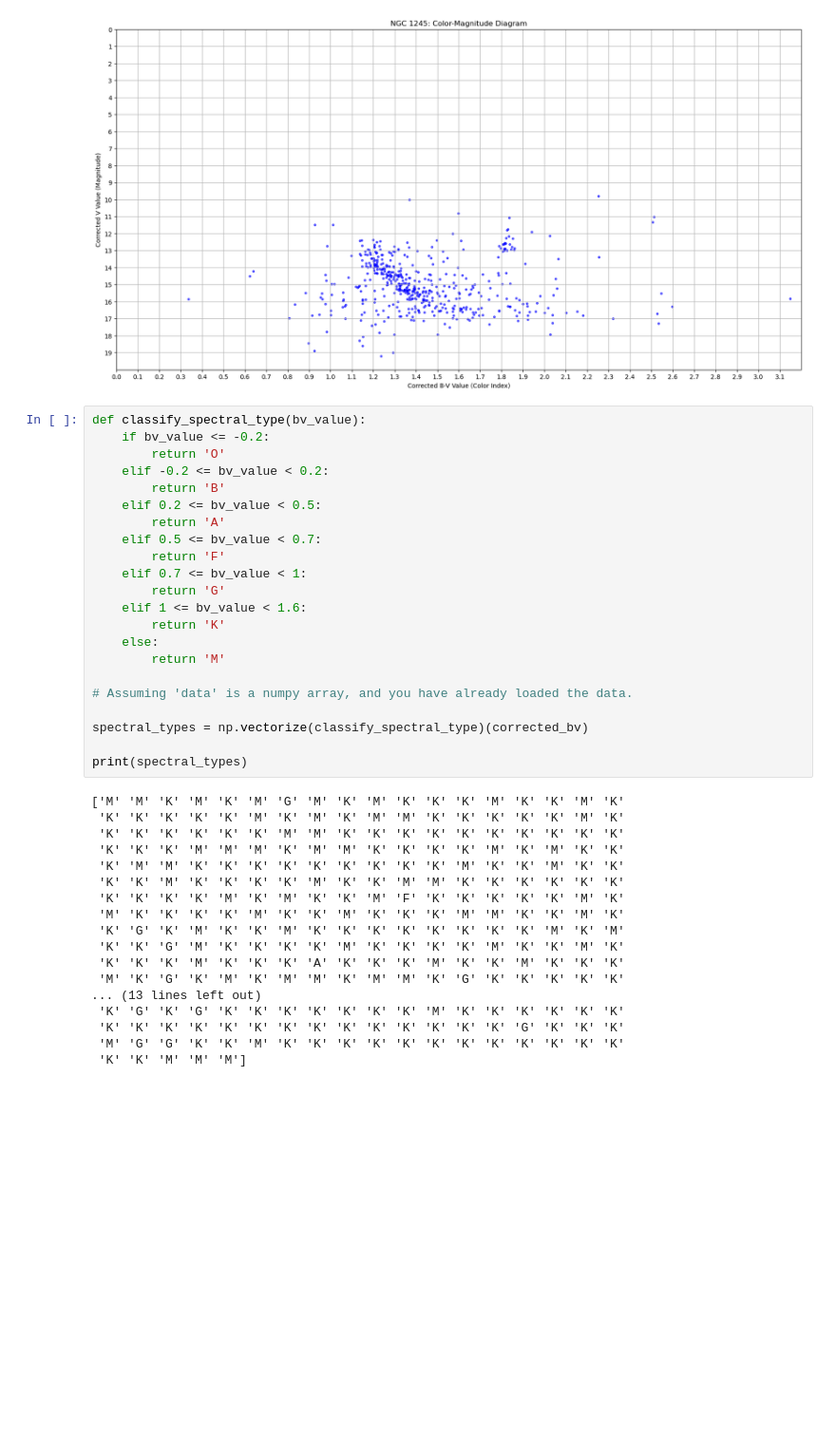
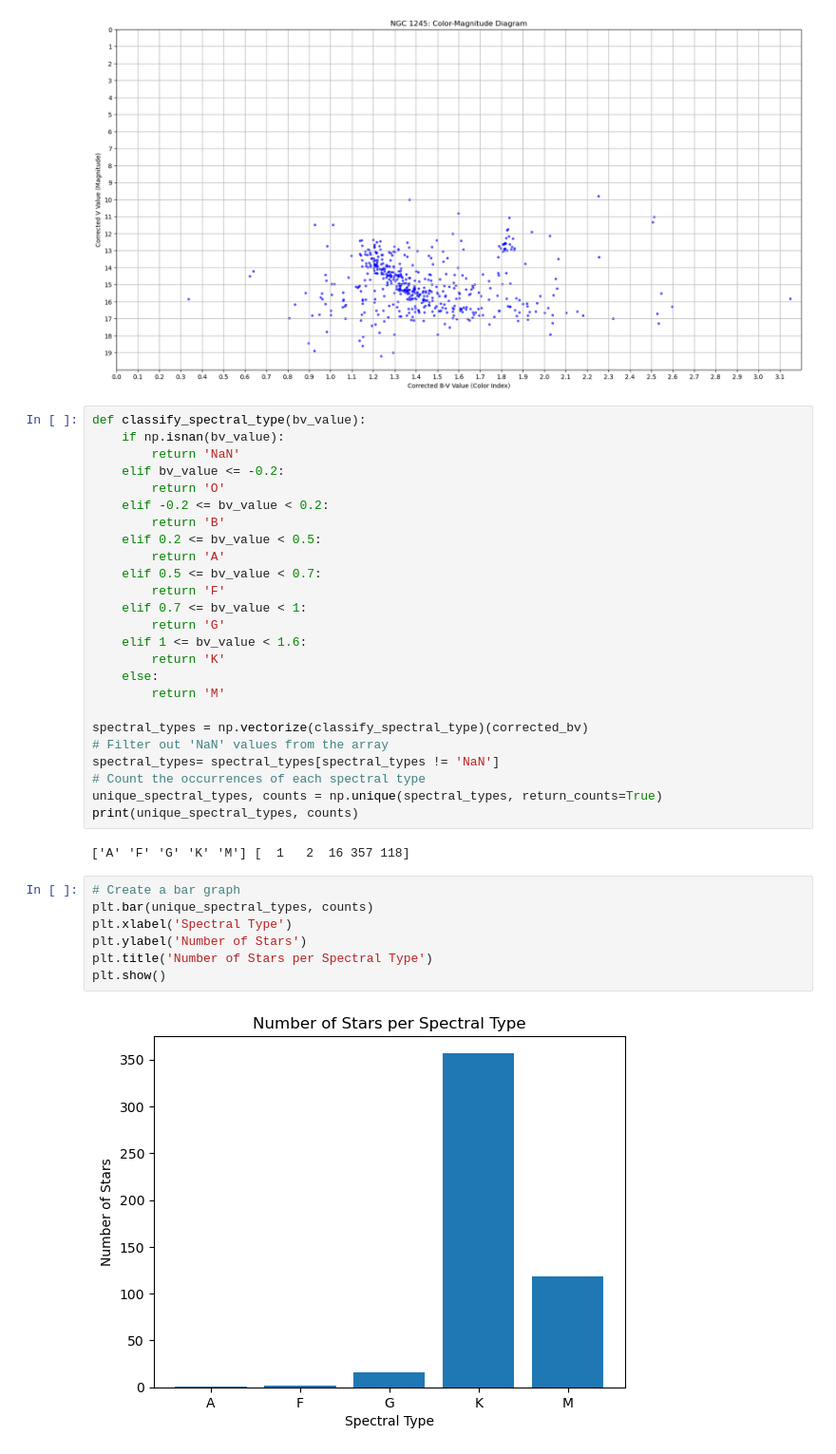
Before and after one commit to MuhammadArshad123/NGC1245, a Jupyter notebook: ngc.ipynb, the cells around one changed output. Shown: that part at 95% size. Drawn from its saved outputs; the diff is of its cells as text; blank space fills up the shorter version.

```diff
--- a/ngc.ipynb
+++ b/ngc.ipynb
@@ -52,7 +52,9 @@ plt.show()
 [figure]
 # %%
 def classify_spectral_type(bv_value):
-    if bv_value <= -0.2:
+    if np.isnan(bv_value):
+        return 'NaN'
+    elif bv_value <= -0.2:
         return 'O'
     elif -0.2 <= bv_value < 0.2:
         return 'B'
@@ -67,26 +69,20 @@ def classify_spectral_type(bv_value):
     else:
         return 'M'
 
-# Assuming 'data' is a numpy array, and you have already loaded the data.
-
 spectral_types = np.vectorize(classify_spectral_type)(corrected_bv)
-
-print(spectral_types)
+# Filter out 'NaN' values from the array
+spectral_types= spectral_types[spectral_types != 'NaN']
+# Count the occurrences of each spectral type
+unique_spectral_types, counts = np.unique(spectral_types, return_counts=True)
+print(unique_spectral_types, counts)
 # %% [output]
-['M' 'M' 'K' 'M' 'K' 'M' 'G' 'M' 'K' 'M' 'K' 'K' 'K' 'M' 'K' 'K' 'M' 'K'
- 'K' 'K' 'K' 'K' 'K' 'M' 'K' 'M' 'K' 'M' 'M' 'K' 'K' 'K' 'K' 'K' 'M' 'K'
- 'K' 'K' 'K' 'K' 'K' 'K' 'M' 'M' 'K' 'K' 'K' 'K' 'K' 'K' 'K' 'K' 'K' 'K'
- 'K' 'K' 'K' 'M' 'M' 'M' 'K' 'M' 'M' 'K' 'K' 'K' 'K' 'M' 'K' 'M' 'K' 'K'
- 'K' 'M' 'M' 'K' 'K' 'K' 'K' 'K' 'K' 'K' 'K' 'K' 'M' 'K' 'K' 'M' 'K' 'K'
- 'K' 'K' 'M' 'K' 'K' 'K' 'K' 'M' 'K' 'K' 'M' 'M' 'K' 'K' 'K' 'K' 'K' 'K'
- 'K' 'K' 'K' 'K' 'M' 'K' 'M' 'K' 'K' 'M' 'F' 'K' 'K' 'K' 'K' 'K' 'M' 'K'
- 'M' 'K' 'K' 'K' 'K' 'M' 'K' 'K' 'M' 'K' 'K' 'K' 'M' 'M' 'K' 'K' 'M' 'K'
- 'K' 'G' 'K' 'M' 'K' 'K' 'M' 'K' 'K' 'K' 'K' 'K' 'K' 'K' 'K' 'M' 'K' 'M'
- 'K' 'K' 'G' 'M' 'K' 'K' 'K' 'K' 'M' 'K' 'K' 'K' 'K' 'M' 'K' 'K' 'M' 'K'
- 'K' 'K' 'K' 'M' 'K' 'K' 'K' 'A' 'K' 'K' 'K' 'M' 'K' 'K' 'M' 'K' 'K' 'K'
- 'M' 'K' 'G' 'K' 'M' 'K' 'M' 'M' 'K' 'M' 'M' 'K' 'G' 'K' 'K' 'K' 'K' 'K'
-... (13 lines left out)
- 'K' 'G' 'K' 'G' 'K' 'K' 'K' 'K' 'K' 'K' 'K' 'M' 'K' 'K' 'K' 'K' 'K' 'K'
- 'K' 'K' 'K' 'K' 'K' 'K' 'K' 'K' 'K' 'K' 'K' 'K' 'K' 'K' 'G' 'K' 'K' 'K'
- 'M' 'G' 'G' 'K' 'K' 'M' 'K' 'K' 'K' 'K' 'K' 'K' 'K' 'K' 'K' 'K' 'K' 'K'
- 'K' 'K' 'M' 'M' 'M']
+['A' 'F' 'G' 'K' 'M'] [  1   2  16 357 118]
+# %%
+# Create a bar graph
+plt.bar(unique_spectral_types, counts)
+plt.xlabel('Spectral Type')
+plt.ylabel('Number of Stars')
+plt.title('Number of Stars per Spectral Type')
+plt.show()
+# %% [output]
+[figure, added]
```
